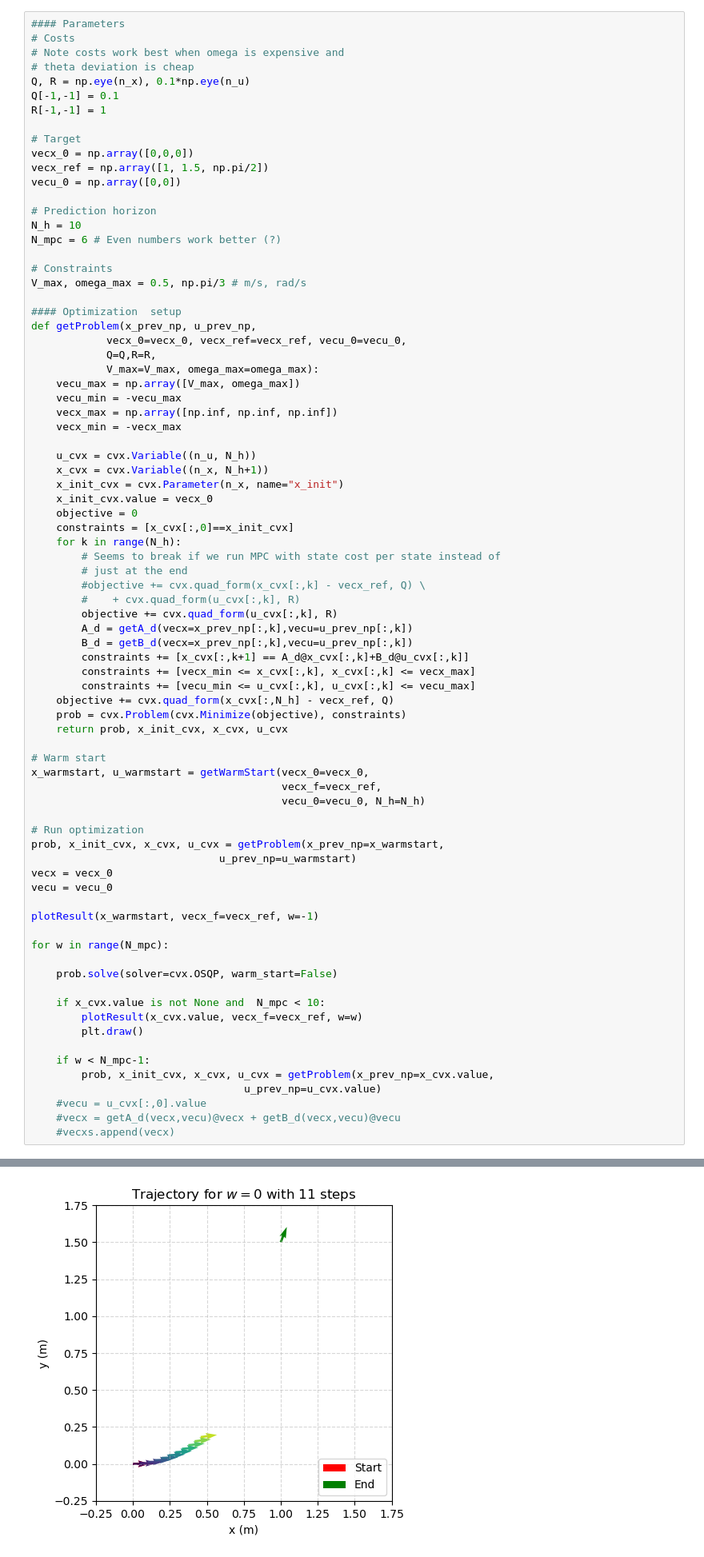
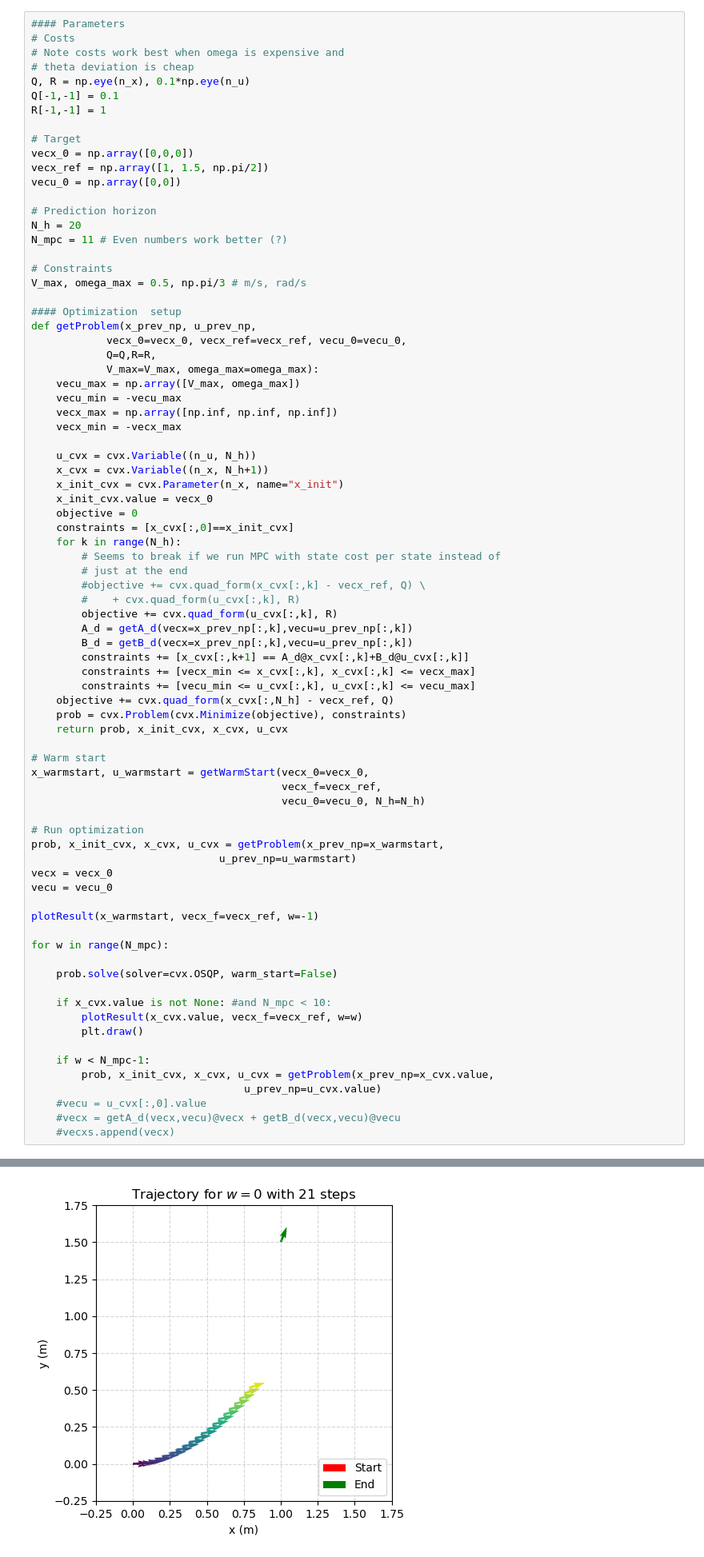
Before and after one commit to lzyang2000/me234b-lab2-src, a Jupyter notebook: frontier_exploration/scripts/prelab3c_dev.ipynb, the cells around one changed output, grey strips where cells are left out. Shown: that part at 80% size. Cells and saved outputs as stored; diff of their text form.

```diff
--- a/frontier_exploration/scripts/prelab3c_dev.ipynb
+++ b/frontier_exploration/scripts/prelab3c_dev.ipynb
@@ -267,8 +267,8 @@ vecx_ref = np.array([1, 1.5, np.pi/2])
 vecu_0 = np.array([0,0])
 
 # Prediction horizon
-N_h = 10
-N_mpc = 6 # Even numbers work better (?)
+N_h = 20
+N_mpc = 11 # Even numbers work better (?)
 
 # Constraints
 V_max, omega_max = 0.5, np.pi/3 # m/s, rad/s
@@ -321,7 +321,7 @@ for w in range(N_mpc):
 
     prob.solve(solver=cvx.OSQP, warm_start=False)
 
-    if x_cvx.value is not None and  N_mpc < 10:
+    if x_cvx.value is not None: #and N_mpc < 10:
         plotResult(x_cvx.value, vecx_f=vecx_ref, w=w)
         plt.draw()
 
@@ -336 +336 @@ for w in range(N_mpc):
-[figure, old version]
+[figure, new version]
```
Also changed, not shown: parts of 1 cell of this notebook, 1 other file.
